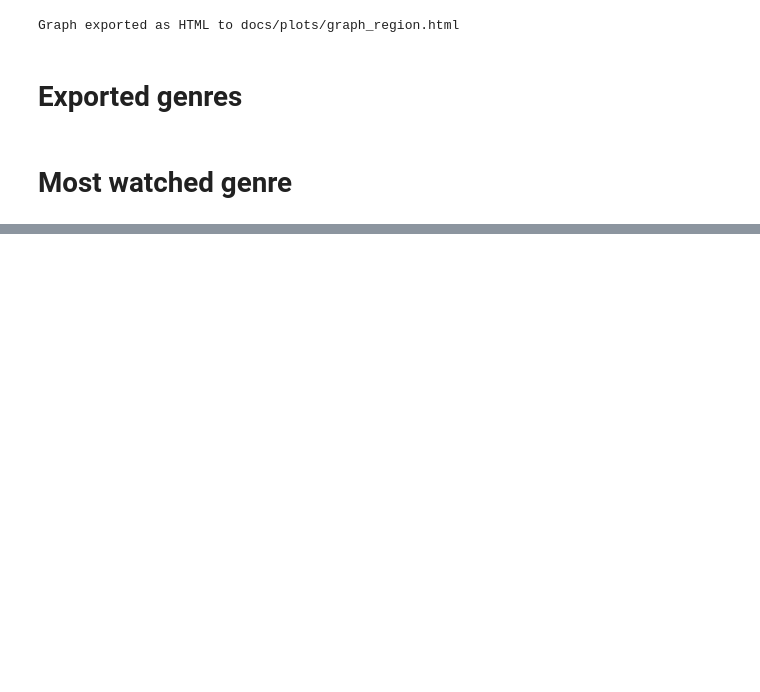
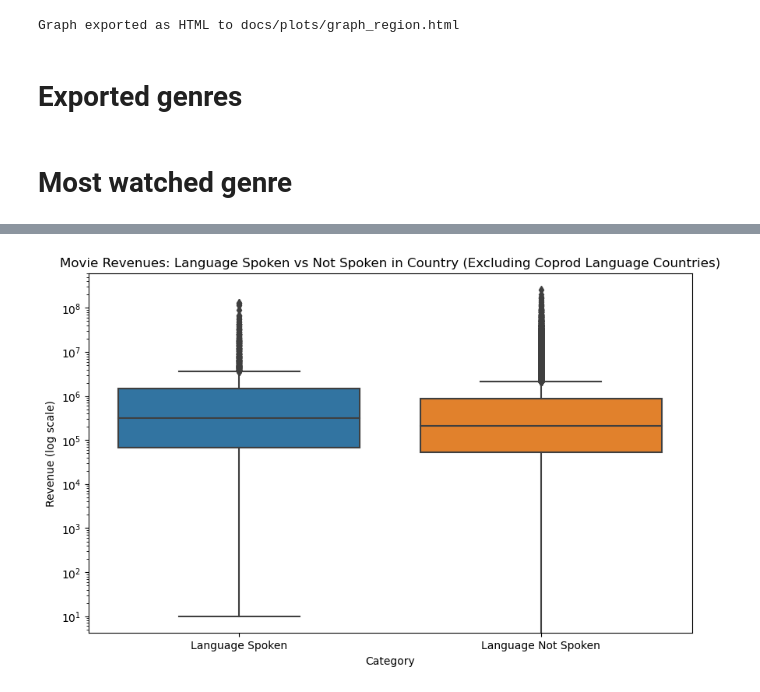
Before and after one commit to epfl-ada/ada-2023-project-nada2023, a Jupyter notebook: network_region.ipynb, the cells around one changed output, grey strips where cells are left out. Cells and saved outputs as stored; diff of their text form; code cells hidden in the pictures; blank space fills up the shorter version.

```diff
--- a/network_region.ipynb
+++ b/network_region.ipynb
@@ -516,7 +517,7 @@ import cartopy.feature as cfeature
 from matplotlib.patches import FancyArrowPatch
 from matplotlib.path import Path
 # %%
-cleaned_df = gross_language[['Freebase_ID', 'movie', 'country', 'gross', 'countries', 'genres']].copy()
+cleaned_df = gross_language[['Freebase_ID', 'movie', 'country', 'gross', 'countries', 'genres', 'languages']].copy()
 cleaned_df = cleaned_df[~cleaned_df['countries'].isna()]
 # %%
 country_to_region_df = pd.read_csv('dictionnaries/country_to_region.csv')
@@ -940,0 +955,48 @@ plot_pie_charts(modified_df, column_treated, 'Most watched genres per region', '
+# %%
+# Load the country to language mapping
+country_to_language = pd.read_csv('dictionnaries/country_to_language.csv')
+
+# Create a dictionary from the country to language DataFrame
+country_language_dict = dict(zip(country_to_language['Country'], country_to_language['Language']))
+
+# Function to check if a country's language is the same as any of the coproduction countries' languages
+def is_coprod_language(language, coprod_countries):
+    for country in coprod_countries:
+        if country_language_dict.get(country, None) == language:
+            return True
+    return False
+
+# Classify revenues
+revenue_in_language_countries = []
+revenue_in_other_countries = []
+
+for index, row in cleaned_df.iterrows():
+    languages = row['languages']
+    coprod_countries = row['coprod'] if row['coprod'] is not None and row['coprod'] != [] else []
+    country_language = country_language_dict.get(row['country'], None)
+
+    # Skip if the country's language is same as any of the coproduction countries' languages
+    if is_coprod_language(country_language, coprod_countries):
+        continue
+
+    # Classify revenue based on whether the country's language is in the movie's languages
+    if country_language in languages:
+        revenue_in_language_countries.append(row['gross'])
+    else:
+        revenue_in_other_countries.append(row['gross'])
+
+# Creating a combined DataFrame for boxplot
+data_for_plot = pd.DataFrame({
+    'Revenue': revenue_in_language_countries + revenue_in_other_countries,
+    'Category': ['Language Spoken' for _ in revenue_in_language_countries] + ['Language Not Spoken' for _ in revenue_in_other_countries]
+})
+
+# Plotting with logarithmic scale
+plt.figure(figsize=(10, 6))
+sns.boxplot(x='Category', y='Revenue', data=data_for_plot)
+plt.yscale('log')
+plt.ylabel('Revenue (log scale)')
+plt.title('Movie Revenues: Language Spoken vs Not Spoken in Country (Excluding Coprod Language Countries)')
+plt.show()
+# %% [output]
+[figure, added]
```
Also changed, not shown: parts of 6 cells of this notebook, 4 other files.
